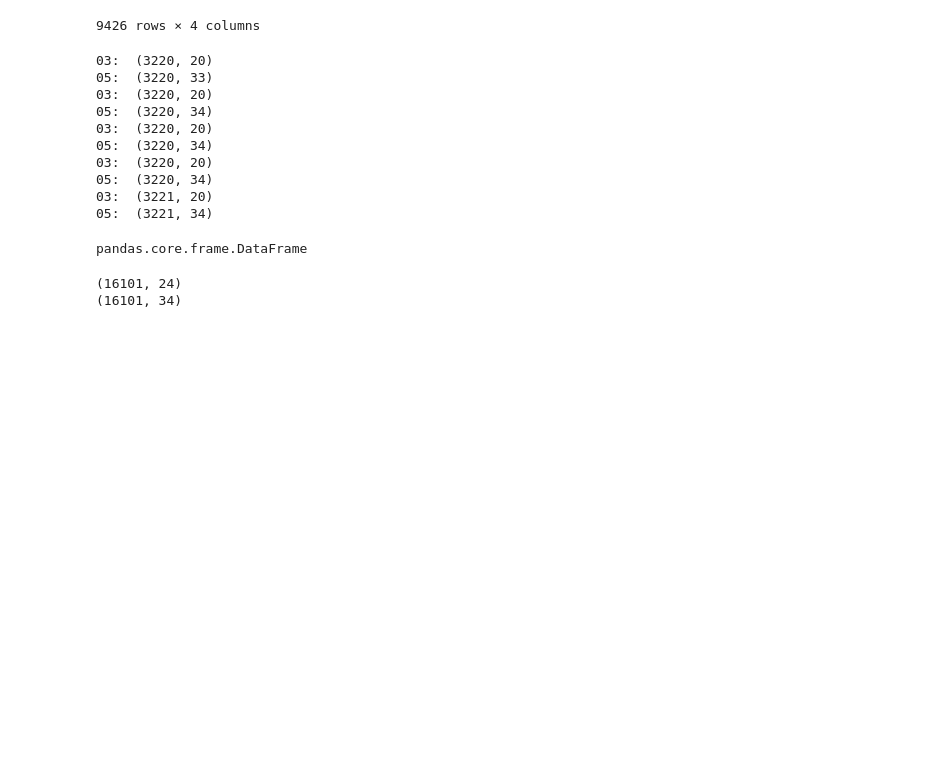
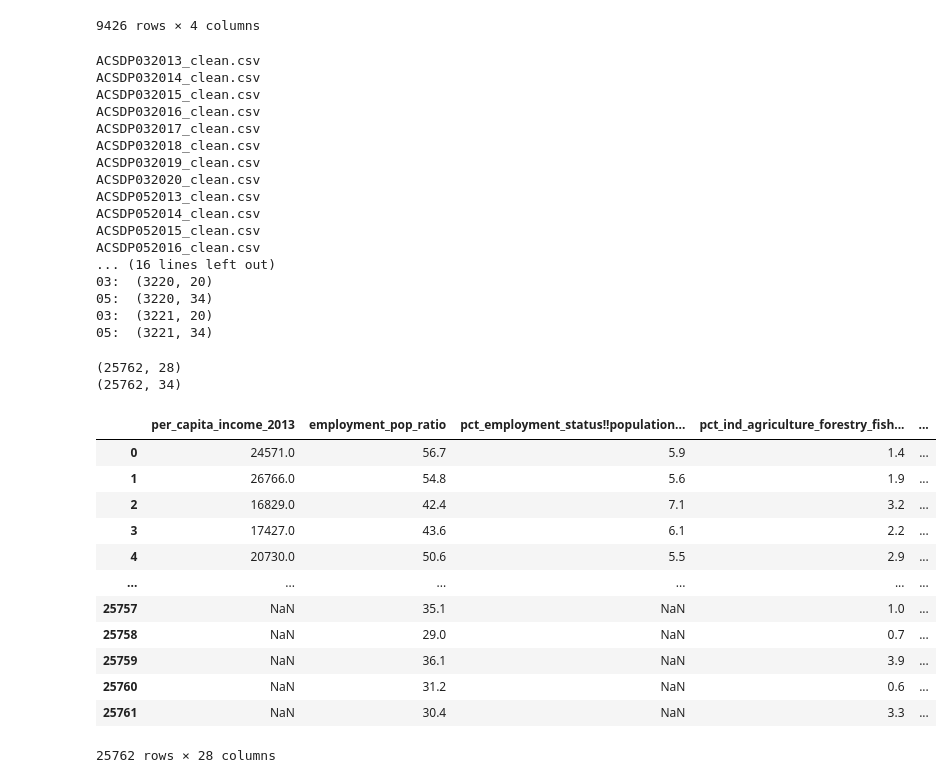
Before and after one commit to JayRPhilbrick/bdsi22dataminingsti, a Jupyter notebook: notebooks/prepare_merge.ipynb, the cells around one changed output. Saved outputs shown, nothing was run; the diff lists cells and outputs as text; code cells hidden in the pictures; blank space fills up the shorter version.

```diff
--- a/notebooks/prepare_merge.ipynb
+++ b/notebooks/prepare_merge.ipynb
@@ -136,45 +136,63 @@ dp03, dp05 = [], []
 path = '../Data/Clean/ACS'
 for file in os.listdir(path):
     if file.find('DP03') != -1:
-        #print(file)
+        print(file)
         dp03.append(pd.read_csv(os.path.join(path, file), index_col = 0))
     if file.find('DP05') != -1:
+        print(file)
         dp05.append(pd.read_csv(os.path.join(path, file), index_col = 0))
 
 i = 0
-while i != 5:
+while i != len(dp03):
     dp03[i].drop(columns = ['geographic_area_name','id'], inplace = True)
     print('03: ', dp03[i].shape)
     dp05[i].drop(columns = ['Geographic Area Name','id'], inplace = True)
     print('05: ',dp05[i].shape)
     i += 1
 # %% [output]
-03:  (3220, 20)
-05:  (3220, 33)
-03:  (3220, 20)
-05:  (3220, 34)
-03:  (3220, 20)
-05:  (3220, 34)
+ACSDP032013_clean.csv
+ACSDP032014_clean.csv
+ACSDP032015_clean.csv
+ACSDP032016_clean.csv
+ACSDP032017_clean.csv
+ACSDP032018_clean.csv
+ACSDP032019_clean.csv
+ACSDP032020_clean.csv
+ACSDP052013_clean.csv
+ACSDP052014_clean.csv
+ACSDP052015_clean.csv
+ACSDP052016_clean.csv
+... (16 lines left out)
 03:  (3220, 20)
 05:  (3220, 34)
 03:  (3221, 20)
 05:  (3221, 34)
-# %%
-type(dp03[0])
-# %% [output]
-pandas.core.frame.DataFrame
 # %%
 i = 2
 tot_dp03 = pd.concat([dp03[0], dp03[1]], ignore_index = True)
 tot_dp05 = pd.concat([dp05[0], dp05[1]], ignore_index = True)
 
-while i != 5:
+while i != len(dp03):
     tot_dp03 = pd.concat([tot_dp03, dp03[i]], ignore_index = True)
     tot_dp05 = pd.concat([tot_dp05, dp05[i]], ignore_index = True)
     i += 1
 
 print(tot_dp03.shape)
 print(tot_dp05.shape)
+tot_dp03
 # %% [output]
-(16101, 24)
-(16101, 34)
+(25762, 28)
+(25762, 34)
+|  | per_capita_income_2013 | employment_pop_ratio | pct_employment_status!!population... | pct_ind_agriculture_forestry_fish... | ... |
+| 0 | 24571.0 | 56.7 | 5.9 | 1.4 | ... |
+| 1 | 26766.0 | 54.8 | 5.6 | 1.9 | ... |
+| 2 | 16829.0 | 42.4 | 7.1 | 3.2 | ... |
+| 3 | 17427.0 | 43.6 | 6.1 | 2.2 | ... |
+| 4 | 20730.0 | 50.6 | 5.5 | 2.9 | ... |
+| ... | ... | ... | ... | ... | ... |
+| 25757 | NaN | 35.1 | NaN | 1.0 | ... |
+| 25758 | NaN | 29.0 | NaN | 0.7 | ... |
+| 25759 | NaN | 36.1 | NaN | 3.9 | ... |
+| 25760 | NaN | 31.2 | NaN | 0.6 | ... |
+| 25761 | NaN | 30.4 | NaN | 3.3 | ... |
+25762 rows × 28 columns
```
Also changed, not shown: parts of 7 cells of this notebook, 11 other files.
